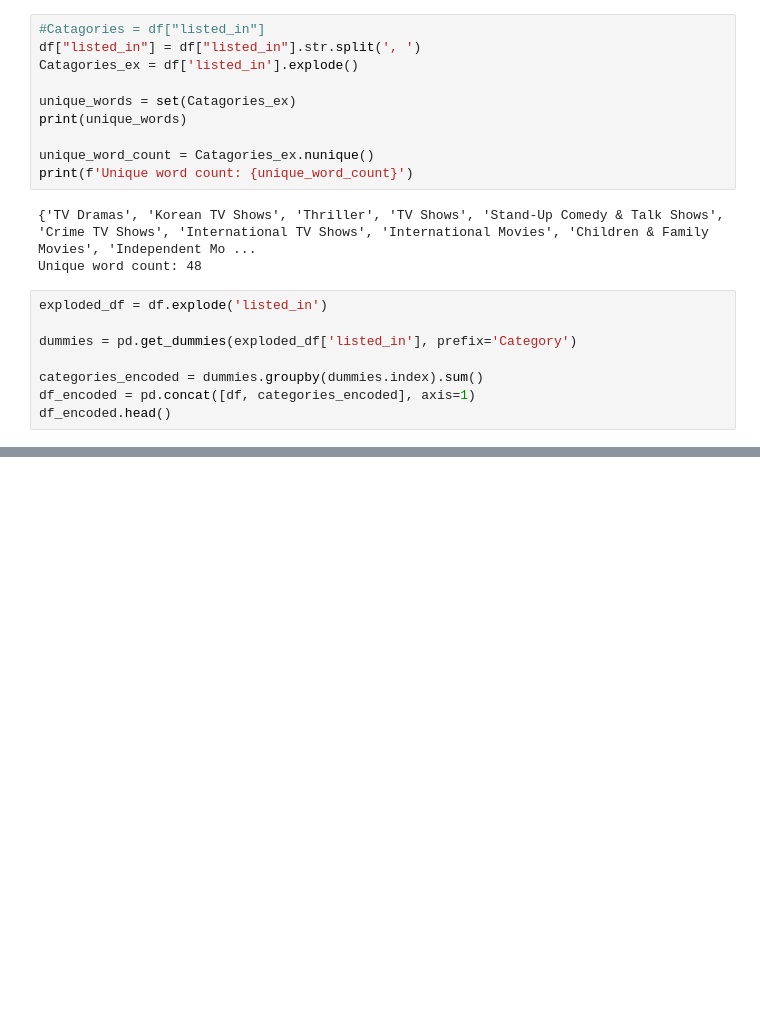
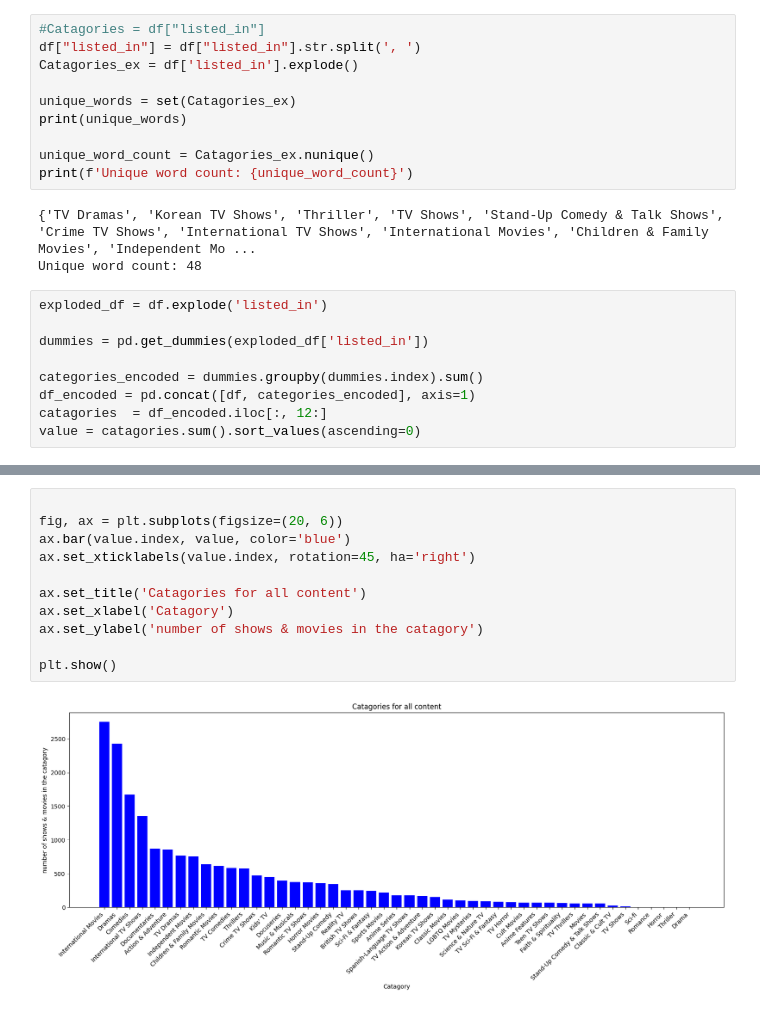
Before and after one commit to obadnew/netflix_titles.csv, a Jupyter notebook: Python_file.ipynb, the cells around one changed output, grey strips where cells are left out. Saved outputs shown, nothing was run; the diff lists cells and outputs as text; blank space fills up the shorter version.

```diff
--- a/Python_file.ipynb
+++ b/Python_file.ipynb
@@ -106,8 +106,9 @@ Unique word count: 48
 # %%
 exploded_df = df.explode('listed_in')
 
-dummies = pd.get_dummies(exploded_df['listed_in'], prefix='Category')
+dummies = pd.get_dummies(exploded_df['listed_in'])
 
 categories_encoded = dummies.groupby(dummies.index).sum()
 df_encoded = pd.concat([df, categories_encoded], axis=1)
-df_encoded.head()
+catagories  = df_encoded.iloc[:, 12:]
+value = catagories.sum().sort_values(ascending=0)
@@ -122,0 +115,13 @@ df_encoded.head()
+# %%
+
+fig, ax = plt.subplots(figsize=(20, 6))
+ax.bar(value.index, value, color='blue')
+ax.set_xticklabels(value.index, rotation=45, ha='right')
+
+ax.set_title('Catagories for all content')
+ax.set_xlabel('Catagory')
+ax.set_ylabel('number of shows & movies in the catagory')
+
+plt.show()
+# %% [output]
+[figure, added]
```
Also changed, not shown: parts of 6 cells of this notebook.
